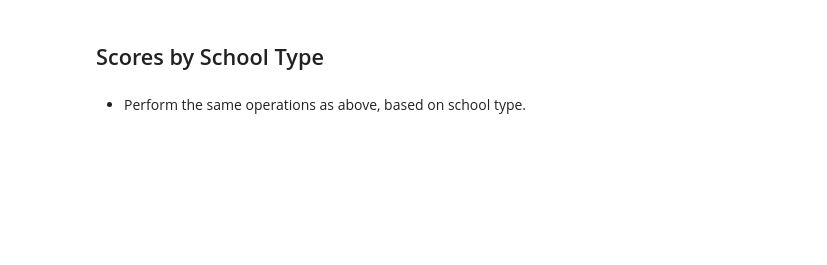
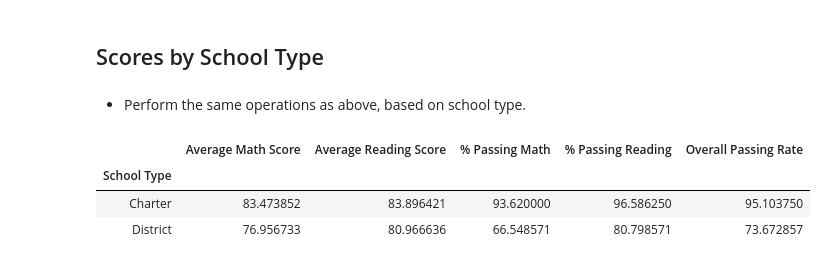
Before and after one commit to florin-vasiliu/pandas-challenge, a Jupyter notebook: PyCitySchools/PyCitySchools_final.ipynb, the cells around one changed output. Saved outputs shown, nothing was run; the diff lists cells and outputs as text; code cells hidden in the pictures; blank space fills up the shorter version.

```diff
--- a/PyCitySchools/PyCitySchools_final.ipynb
+++ b/PyCitySchools/PyCitySchools_final.ipynb
@@ -345,3 +335,19 @@ group_by_spending_bins
 ## Scores by School Type
 # %% [markdown]
 * Perform the same operations as above, based on school type.
+# %%
+school_type_summary=school_summary
+
+#removing formatting and converting to number for fields of interest
+school_type_summary["% Passing Math"]=pd.to_numeric(school_summary["% Passing Math"].str.strip("%,"))
+school_type_summary["% Passing Reading"]=pd.to_numeric(school_summary["% Passing Reading"].str.strip("%,"))
+school_type_summary["Overall Passing Rate"]=pd.to_numeric(school_summary["Overall Passing Rate"].str.strip("%,"))
+
+#grouping data requested by the bins
+school_type_summary=school_type_summary.groupby(["School Type"])["Average Math Score","Average Reading Score","% Passing Math","% Passing Reading","Overall Passing Rate"].mean()
+school_type_summary
+# %% [output]
+|  | Average Math Score | Average Reading Score | % Passing Math | % Passing Reading | Overall Passing Rate |
+| School Type |  |  |  |  |  |
+| Charter | 83.473852 | 83.896421 | 93.620000 | 96.586250 | 95.103750 |
+| District | 76.956733 | 80.966636 | 66.548571 | 80.798571 | 73.672857 |
```
Also changed, not shown: parts of 1 cell of this notebook.
